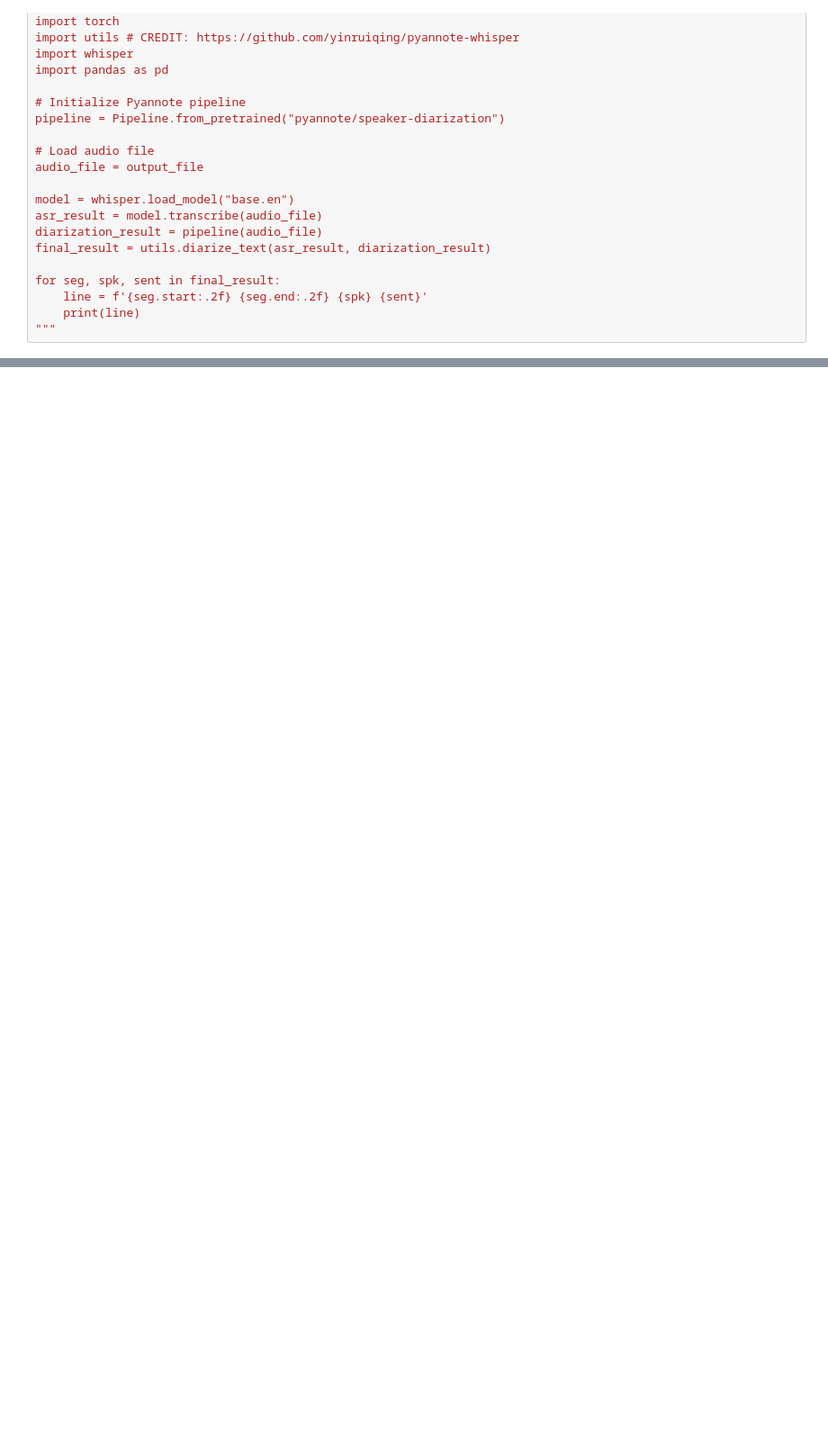
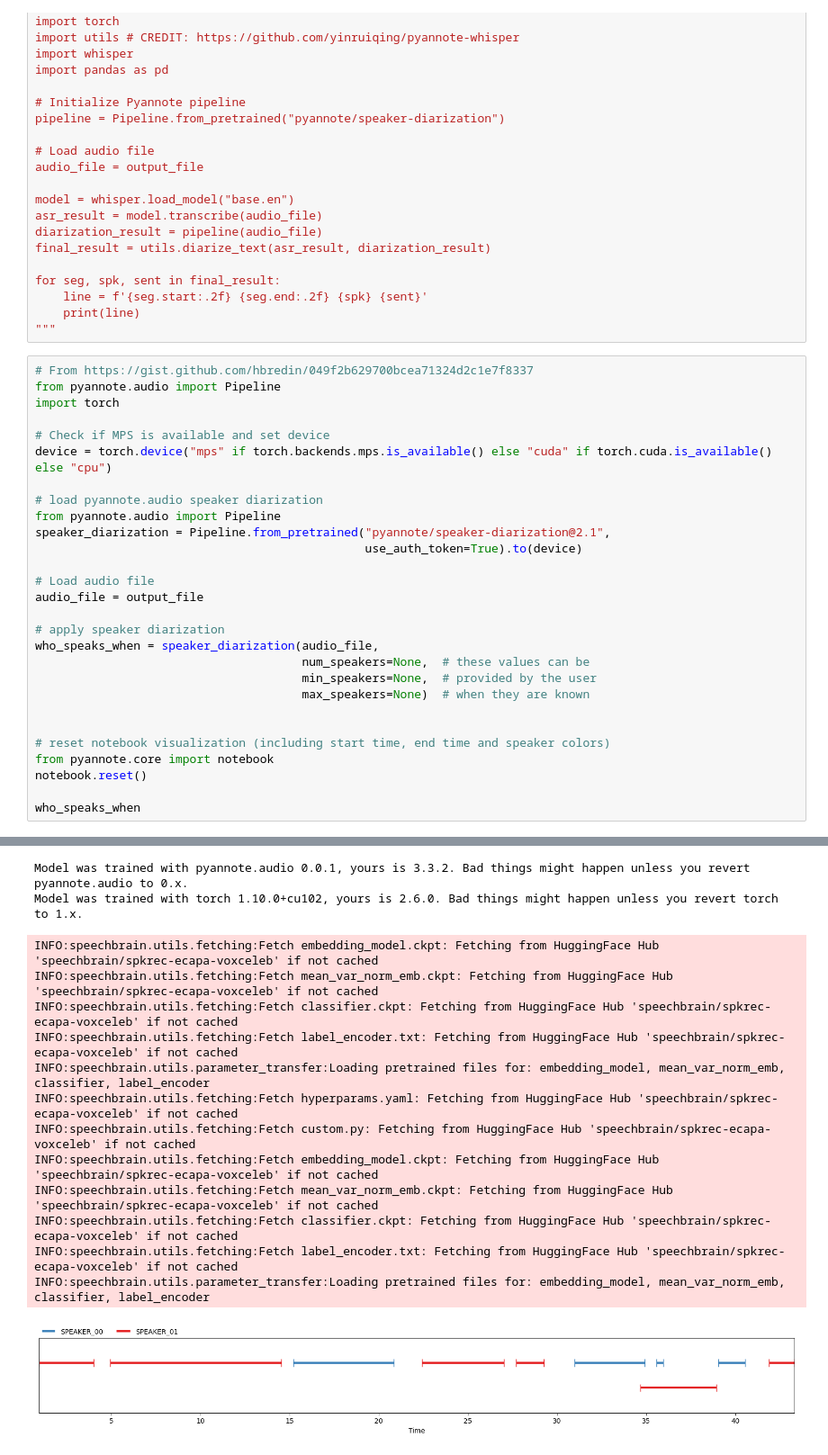
Before and after one commit to Global-Health-Engineering/ghe-transcribe, a Jupyter notebook: transcription_001.ipynb, the cells around one changed output, grey strips where cells are left out. Shown: that part at 90% size. Cells and saved outputs as stored; diff of their text form; blank space fills up the shorter version.

```diff
--- a/transcription_001.ipynb
+++ b/transcription_001.ipynb
@@ -150,3 +151,32 @@ for seg, spk, sent in final_result:
     line = f'{seg.start:.2f} {seg.end:.2f} {spk} {sent}'
     print(line)
 """
+# %%
+# From https://gist.github.com/hbredin/049f2b629700bcea71324d2c1e7f8337
+from pyannote.audio import Pipeline
+import torch
+
+# Check if MPS is available and set device
+device = torch.device("mps" if torch.backends.mps.is_available() else "cuda" if torch.cuda.is_available() else "cpu")
+
+# load pyannote.audio speaker diarization
+from pyannote.audio import Pipeline
+speaker_diarization = Pipeline.from_pretrained("pyannote/speaker-diarization@2.1",
+                                               use_auth_token=True).to(device)
+
+# Load audio file
+audio_file = output_file
+
+# apply speaker diarization
+who_speaks_when = speaker_diarization(audio_file,
+                                      num_speakers=None,  # these values can be
+                                      min_speakers=None,  # provided by the user
+                                      max_speakers=None)  # when they are known
+
+
+# reset notebook visualization (including start time, end time and speaker colors)
+from pyannote.core import notebook
+notebook.reset()
+
+who_speaks_when
+# %% [output]
@@ -152,0 +188,15 @@ for seg, spk, sent in final_result:
+Model was trained with pyannote.audio 0.0.1, yours is 3.3.2. Bad things might happen unless you revert pyannote.audio to 0.x.
+Model was trained with torch 1.10.0+cu102, yours is 2.6.0. Bad things might happen unless you revert torch to 1.x.
+INFO:speechbrain.utils.fetching:Fetch embedding_model.ckpt: Fetching from HuggingFace Hub 'speechbrain/spkrec-ecapa-voxceleb' if not cached
+INFO:speechbrain.utils.fetching:Fetch mean_var_norm_emb.ckpt: Fetching from HuggingFace Hub 'speechbrain/spkrec-ecapa-voxceleb' if not cached
+INFO:speechbrain.utils.fetching:Fetch classifier.ckpt: Fetching from HuggingFace Hub 'speechbrain/spkrec-ecapa-voxceleb' if not cached
+INFO:speechbrain.utils.fetching:Fetch label_encoder.txt: Fetching from HuggingFace Hub 'speechbrain/spkrec-ecapa-voxceleb' if not cached
+INFO:speechbrain.utils.parameter_transfer:Loading pretrained files for: embedding_model, mean_var_norm_emb, classifier, label_encoder
+INFO:speechbrain.utils.fetching:Fetch hyperparams.yaml: Fetching from HuggingFace Hub 'speechbrain/spkrec-ecapa-voxceleb' if not cached
+INFO:speechbrain.utils.fetching:Fetch custom.py: Fetching from HuggingFace Hub 'speechbrain/spkrec-ecapa-voxceleb' if not cached
+INFO:speechbrain.utils.fetching:Fetch embedding_model.ckpt: Fetching from HuggingFace Hub 'speechbrain/spkrec-ecapa-voxceleb' if not cached
+INFO:speechbrain.utils.fetching:Fetch mean_var_norm_emb.ckpt: Fetching from HuggingFace Hub 'speechbrain/spkrec-ecapa-voxceleb' if not cached
+INFO:speechbrain.utils.fetching:Fetch classifier.ckpt: Fetching from HuggingFace Hub 'speechbrain/spkrec-ecapa-voxceleb' if not cached
+INFO:speechbrain.utils.fetching:Fetch label_encoder.txt: Fetching from HuggingFace Hub 'speechbrain/spkrec-ecapa-voxceleb' if not cached
+INFO:speechbrain.utils.parameter_transfer:Loading pretrained files for: embedding_model, mean_var_norm_emb, classifier, label_encoder
+[figure, added]
```
Also changed, not shown: parts of 7 cells of this notebook, 10 other files.
